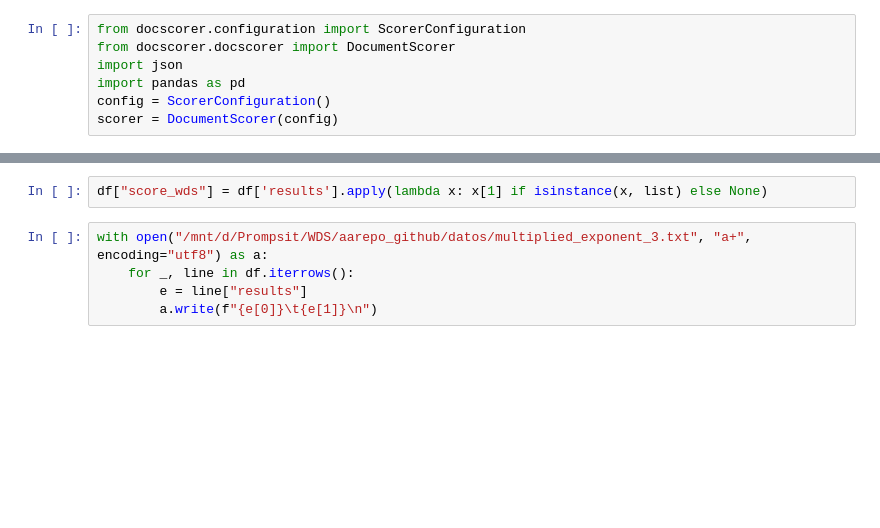
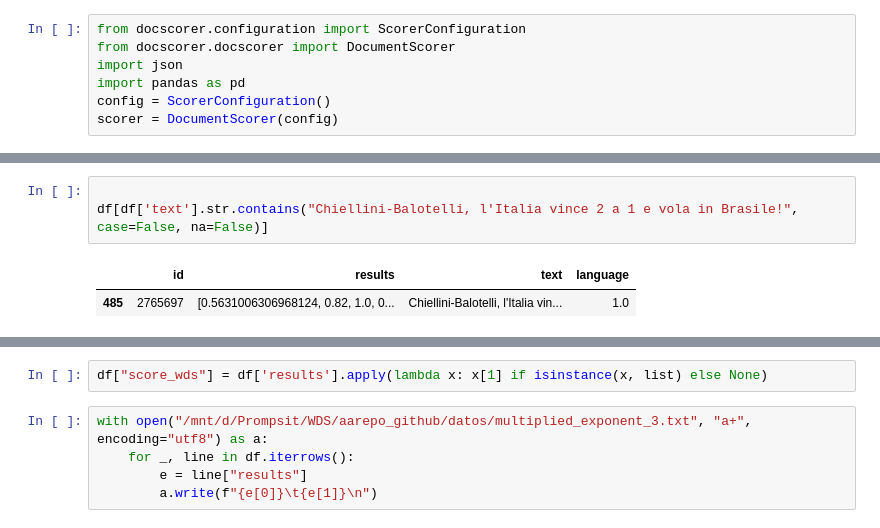
Before and after one commit to pablop16n/web-docs-scorer, a Jupyter notebook: src/ejecutar.ipynb, the cells around one changed output, grey strips where cells are left out. Drawn from its saved outputs; the diff is of its cells as text; blank space fills up the shorter version.

```diff
--- a/src/ejecutar.ipynb
+++ b/src/ejecutar.ipynb
@@ -76,0 +75,6 @@ x= df.results.to_list()
+# %%
+
+df[df['text'].str.contains("Chiellini-Balotelli, l'Italia vince 2 a 1 e vola in Brasile!", case=False, na=False)]
+# %% [output]
+|  | id | results | text | language |
+| 485 | 2765697 | [0.5631006306968124, 0.82, 1.0, 0... | Chiellini-Balotelli, l'Italia vin... | 1.0 |
```
Also changed, not shown: parts of 30 cells of this notebook, 12 other files.
